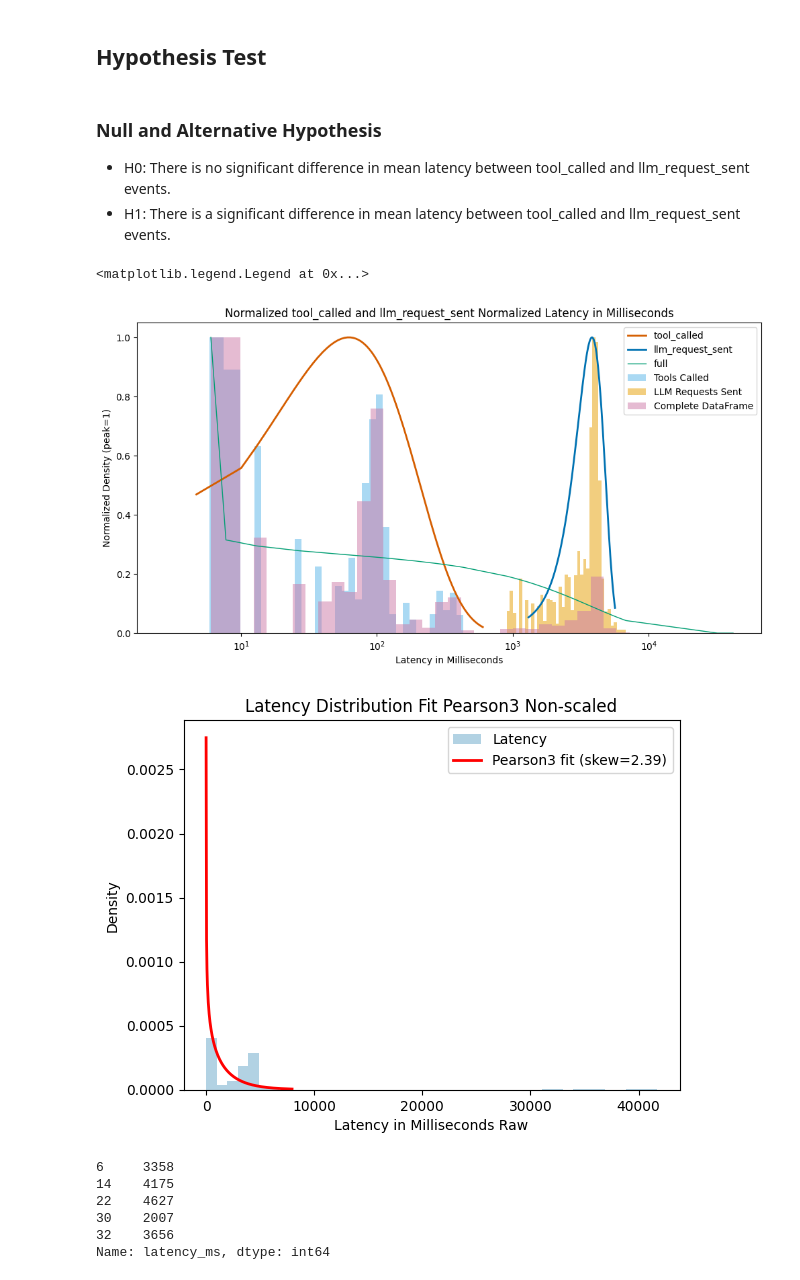
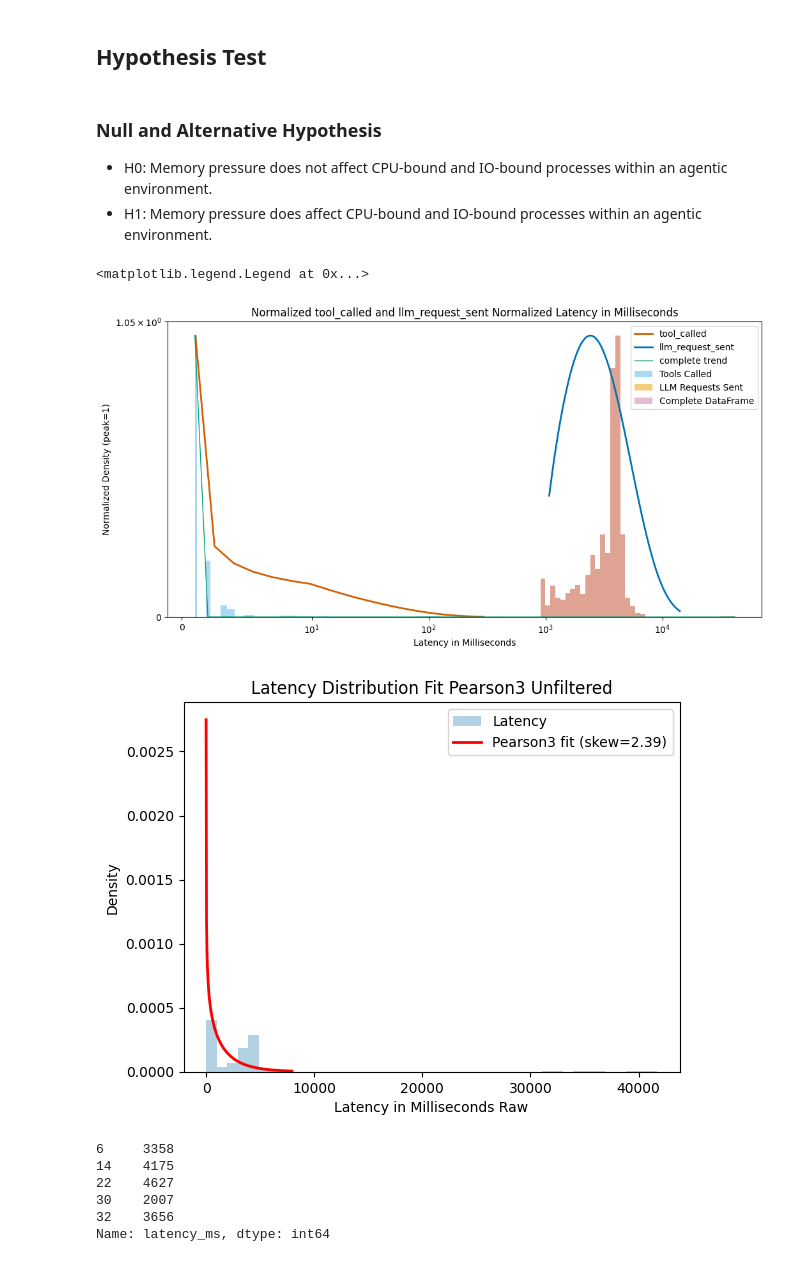
Before and after one commit to KirkKennedyLincoln/statistical-analysis-project, a Jupyter notebook: analysis.ipynb, the cells around one changed output. Drawn from its saved outputs; the diff is of its cells as text; code cells hidden in the pictures.

```diff
--- a/analysis.ipynb
+++ b/analysis.ipynb
@@ -188,12 +231,11 @@ cx.set_xticklabels(cx.get_xticklabels(), rotation=45, ha="right")
 # %% [markdown]
 ### Null and Alternative Hypothesis
 
-* H0: There is no significant difference in mean latency between tool_called and llm_request_sent events.
-* H1: There is a significant difference in mean latency between tool_called and llm_request_sent events.
+* H0: Memory pressure does not affect CPU-bound and IO-bound processes within an agentic environment.
+* H1: Memory pressure does affect CPU-bound and IO-bound processes within an agentic environment.
 # %%
 from scipy.stats import pearson3
 # %%
-# Whitelist tool calls for latency and filter for (500, 8000)
 tool_color = '#D55E00'
 llm_color = '#0072B2'
 full_color = '#009E73'
@@ -204,16 +246,21 @@ full_hist = '#CC79A7'
 
 tool_called = "tool_called"
 llm_request_sent = "llm_request_sent"
+
+# We need to filter our latency over 0 since zero latency relates to local processes that don't require compute or networks.
 tool_df = df[
-    (df['event_type'].isin([tool_called])) & (df['latency_ms'] > 4)
+    (df['event_type'].isin([tool_called])) &
+    (df['latency_ms'] > 0)
 ]['latency_ms'].dropna()
+
 llm_df = df[
     (df['event_type'].isin([llm_request_sent])) &
-    (df['latency_ms'] < 8000) & (df['latency_ms'] > 500)
+    (df['latency_ms'] > 0)
 ]['latency_ms'].dropna()
+
 full_df = df[
     (df['event_type'].isin([llm_request_sent, tool_called])) &
-    (df['latency_ms'] > 7)
+    (df['latency_ms'] > 0)
 ]['latency_ms'].dropna()
 target_df = tool_df
 
@@ -229,48 +276,65 @@ x = np.linspace(
     200
 )
 y = np.linspace(
     # Using 1st and 99th percentile
     pearson3.ppf(0.01, lskew, loc=lloc, scale=lscale),
     pearson3.ppf(0.99, lskew, loc=lloc, scale=lscale),
     200
 )
 
 def normalize_pdf(target, skew, loc, scale):
     pdf = pearson3.pdf(target, skew, loc=loc, scale=scale)
     return pdf / max(pdf)
 
+def calculate_figure(target_df, scale=40, density=True):
+    """Generates normalized counts and bin_edges for use in sns barcharts.
+
+    Inserts the target_df.min() and target_df.max() into logspace by log10, with 40 slices.
+    Calculates dependencies for histogram in np with density True and non-auto bin width.
+    Normalizes counts for the return.
+
+    Args:
+        df (pd.DataFrame): Target DataFrame needing to be normalized for histogram.
+
+    Returns:
+        counts, bin_edges (int): Returns the normalized count of bars and the length of each bin width.
+    """
+    target_bins = np.logspace(np.log10(target_df.min()), np.log10(target_df.max()), scale)
+    counts, bin_edges = np.histogram(target_df, bins=target_bins, density=density)
+    maximum = counts.max()
+    if maximum:
+        counts = counts / counts.max()
+
+    return counts, bin_edges
 
 fig, ax = plt.subplots(figsize=(12, 6))
 
-# normalizing the histogram: (log(maxima) - log(minima)) / divisor_units
-tool_bins = np.logspace(np.log10(target_df.min()), np.log10(target_df.max()), 40)
-counts, bin_edges = np.histogram(tool_df, bins=tool_bins, density=True)
-counts = counts / counts.max()
-ax.bar(bin_edges[:-1], counts, width=np.diff(bin_edges), alpha=0.5, align='edge', label='Tools Called', color=tool_hist)
+# ****TOOL_COUNTS****
+tool_counts, tool_bin_edges = calculate_figure(tool_df)
+ax.bar(tool_bin_edges[:-1], tool_counts, width=np.diff(tool_bin_edges), alpha=0.5, align='edge', label='Tools Called', color=tool_hist)
 
-llm_bins = np.logspace(np.log10(llm_df.min()), np.log10(llm_df.max()), 40)
-lcounts, lbin_edges = np.histogram(llm_df, bins=llm_bins, density=True)
-lcounts = lcounts / lcounts.max()
-ax.bar(lbin_edges[:-1], lcounts, width=np.diff(lbin_edges), alpha=0.5, align='edge', label='LLM Requests Sent', color=llm_hist)
+# ****LLM_COUNTS****
+llm_counts, llm_bin_edges = calculate_figure(llm_df)
+ax.bar(llm_bin_edges[:-1], llm_counts, width=np.diff(llm_bin_edges), alpha=0.5, align='edge', label='LLM Requests Sent', color=llm_hist)
 
-full_bins = np.logspace(np.log10(full_df.min()), np.log10(full_df.max()), 40)
-fcounts, fbin_edges = np.histogram(full_df, bins=full_bins, density=True)
-fcounts = fcounts / fcounts.max()
-ax.bar(fbin_edges[:-1], fcounts, width=np.diff(fbin_edges), alpha=0.5, align='edge', label='Complete DataFrame', color=full_hist)
+# ****FULL_COUNTS****
+full_counts, full_bin_edges = calculate_figure(llm_df)
+ax.bar(full_bin_edges[:-1], full_counts, width=np.diff(full_bin_edges), alpha=0.5, align='edge', label='Complete DataFrame', color=full_hist)
 
 random_variate = np.sort(full_df)
 ax.plot(x, normalize_pdf(x, skew, loc, scale), tool_color, lw=2, label='tool_called')
 ax.plot(y, normalize_pdf(y, lskew, lloc, lscale), llm_color, lw=2, label='llm_request_sent')
-ax.plot(random_variate, normalize_pdf(random_variate, fskew, floc, fscale), full_color, lw=1, label='full')
+ax.plot(random_variate, normalize_pdf(random_variate, fskew, floc, fscale), full_color, lw=1, label='complete trend')
 
 ax.set_xscale('symlog', linthresh=10)
+ax.set_yscale('symlog', linthresh=10)
 ax.set_title("Normalized tool_called and llm_request_sent Normalized Latency in Milliseconds")
 ax.set_xlabel("Latency in Milliseconds")
 ax.set_ylabel("Normalized Density (peak=1)")
 ax.legend()
 # %% [output]
 <matplotlib.legend.Legend at 0x...>
-[figure, old version]
+[figure, new version]
 # %%
 # white_list tool calls for hypothesis testing
 whitelist_events = ["tool_called", "llm_request_sent"]
@@ -298,14 +362,14 @@ ax.plot(
     label=f'Pearson3 fit (skew={skew:.2f})'
 )
 
-ax.set_title("Latency Distribution Fit Pearson3 Non-scaled")
+ax.set_title("Latency Distribution Fit Pearson3 Unfiltered")
 ax.set_xlabel("Latency in Milliseconds Raw")
 ax.set_ylabel("Density")
 ax.legend()
 
 plt.show()
 # %% [output]
-[figure, old version]
+[figure, new version]
 # %%
 # white_list tool calls for hypothesis testing
 whitelist_events = ["tool_called", "llm_request_sent"]
```
Also changed, not shown: parts of 7 cells of this notebook.
